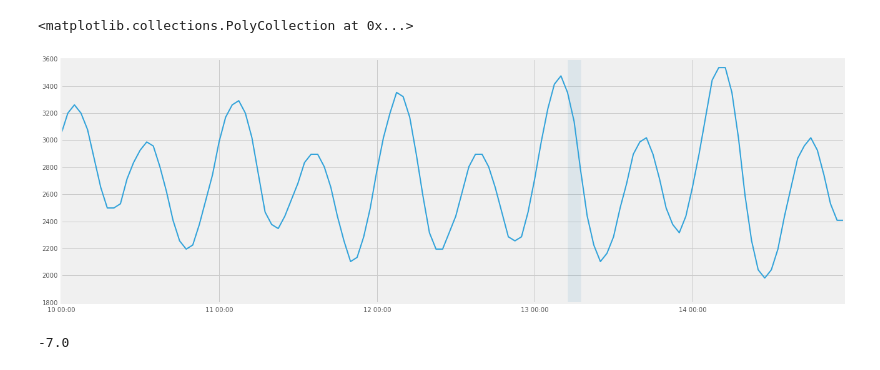
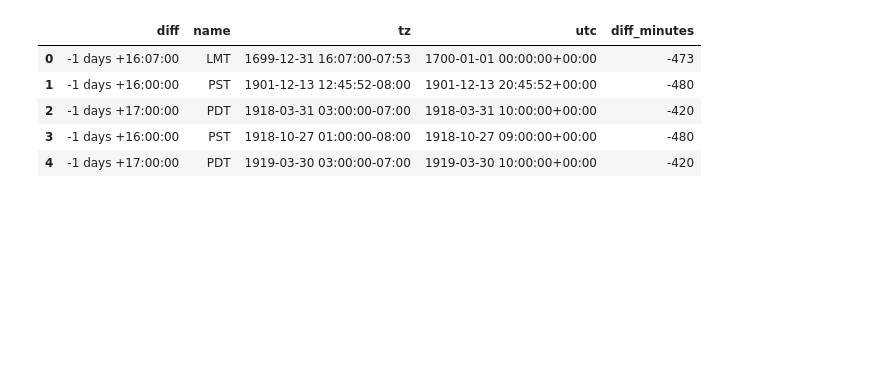
Before and after one commit to SiggyF/notebooks, a Jupyter notebook: sfo.ipynb, the cells around one changed output. Saved outputs shown, nothing was run; the diff lists cells and outputs as text; code cells hidden in the pictures; blank space fills up the shorter version.

```diff
--- a/sfo.ipynb
+++ b/sfo.ipynb
@@ -45,15 +77,42 @@ plt.savefig('tide.pdf')
-# %%
-fig, ax = plt.subplots(figsize=(20,7))
-ax.plot(t[index], z[index], linewidth=2)
-ax.xaxis.set_major_formatter(matplotlib.dates.DateFormatter('%d %H:%M', tz=utc))
-ax.xaxis.set_major_locator(matplotlib.dates.DayLocator(tz=utc))
-ax.fill_betweenx([1800, 3600], pacific.localize(datetime.datetime(1962,6,12,22,0)), pacific.localize(datetime.datetime(1962,6,13,0,0)), alpha=0.1)
-# %% [output]
-<matplotlib.collections.PolyCollection at 0x...>
-[figure, removed]
-# %%
-offset = pacific.localize(datetime.datetime(1962,6,12,22,0)).utcoffset()
-offset.total_seconds()/3600
-# %% [output]
--7.0
+# %%
+# Create an overview of timezones in 1962
+
+# Timezone information from the Olson timezone database
+reference = 'US/Pacific'
+tz = pytz.timezone(reference)
+# all the details are in here:
+tz._transition_info
+
+# We're showing times relative to UTC
+utc = pytz.timezone('UTC')
+
+# Lookup all the transitions
+rows = []
+for date, transinfo in zip(tz._utc_transition_times, tz._transition_info):
+    dateutc = date.replace(tzinfo=utc)
+    if dateutc.year < 1700:
+        # replace year 1 by year 1700 to avoid having to deal with julian calendar
+        dateutc = dateutc.replace(year=1700)
+    # create a row with information
+    row = {'utc': dateutc,
+           'tz': dateutc.astimezone(tz),
+           'diff': dateutc.astimezone(tz).replace(tzinfo=utc) - dateutc,
+           'name': transinfo[2]}
+    rows.append(row)
+
+# convert it to a data frame for easier querying
+df = pandas.DataFrame.from_records(rows)
+# compute the difference in minutes
+# note that if you use apply the timedelta is converted to a numpy timedelta, why...?
+df['diff_minutes'] = df['diff'].apply(lambda x:60.0*np.float64(x)/(3600.0*1.0e9))
+# show the first timezones used, PST was actually introduced in 1883 by the railway, seems to be fixed in later versions
+# LMT is local mean time
+df.head()
+# %% [output]
+|  | diff | name | tz | utc | diff_minutes |
+| 0 | -1 days +16:07:00 | LMT | 1699-12-31 16:07:00-07:53 | 1700-01-01 00:00:00+00:00 | -473 |
+| 1 | -1 days +16:00:00 | PST | 1901-12-13 12:45:52-08:00 | 1901-12-13 20:45:52+00:00 | -480 |
+| 2 | -1 days +17:00:00 | PDT | 1918-03-31 03:00:00-07:00 | 1918-03-31 10:00:00+00:00 | -420 |
+| 3 | -1 days +16:00:00 | PST | 1918-10-27 01:00:00-08:00 | 1918-10-27 09:00:00+00:00 | -480 |
+| 4 | -1 days +17:00:00 | PDT | 1919-03-30 03:00:00-07:00 | 1919-03-30 10:00:00+00:00 | -420 |
 # %%
```
Also changed, not shown: parts of 13 cells of this notebook.
